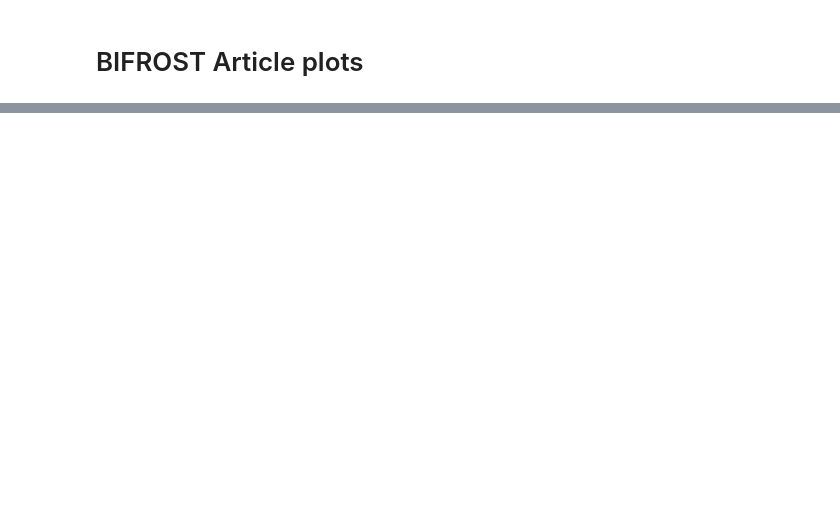
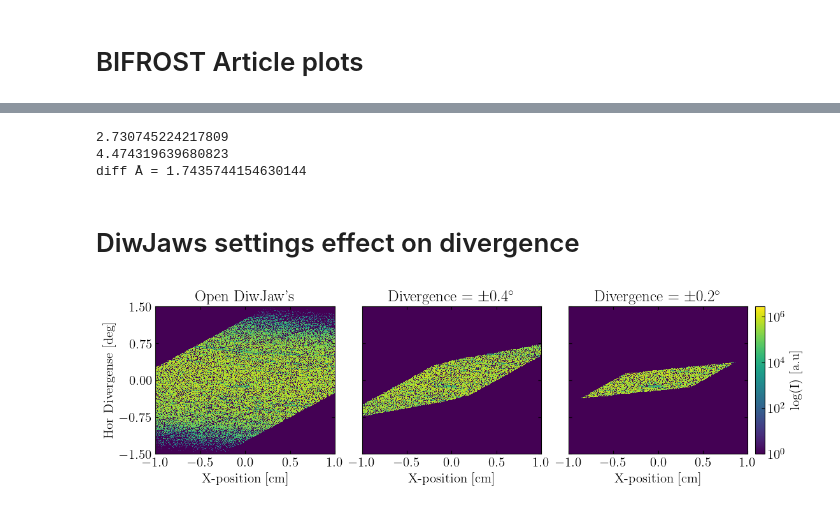
Before and after one commit to JEGKANIKMULTITASK/BIFROST, a Jupyter notebook: BIFROST_Design_Article/Energy_resolution/BIFROST_Article_plots.ipynb, the cells around one changed output, grey strips where cells are left out. Cells and saved outputs as stored; diff of their text form; code cells hidden in the pictures; blank space fills up the shorter version.

```diff
--- a/BIFROST_Design_Article/Energy_resolution/BIFROST_Article_plots.ipynb
+++ b/BIFROST_Design_Article/Energy_resolution/BIFROST_Article_plots.ipynb
@@ -35,0 +109,57 @@ print(np.max(I[I>2e6]))
+# %%
+def calc_wavelength(t):
+    return t*1e3/(252.78*162)
+
+print(calc_wavelength(tt_I_half_k))
+
+print(calc_wavelength(tt_I_half_h))
+
+print('diff Å =', calc_wavelength(tt_I_half_h) - calc_wavelength(tt_I_half_k))
+# %% [output]
+2.730745224217809
+4.474319639680823
+diff Å = 1.7435744154630144
+# %% [markdown]
+# DiwJaws settings effect on divergence
+# %%
+from matplotlib.colors import LogNorm
+
+data_open = np.loadtxt('diwJaw_test_Open_2/DivX_monitor.dat').reshape(3,300,300)
+data_0p4 = np.loadtxt('diwJaw_test_0p4deg_2/DivX_monitor.dat').reshape(3,300,300)
+data_0p2 = np.loadtxt('diwJaw_test_0p2deg_1/DivX_monitor.dat').reshape(3,300,300)
+
+data_open[data_open == 0] = 1e-10
+data_0p4[data_0p4 == 0] = 1e-10
+data_0p2[data_0p2 == 0] = 1e-10
+
+x_values = np.linspace(-1, 1, 301)
+y_values = np.linspace(-1.5, 1.5, 301)
+x_mesh, y_mesh = np.meshgrid(x_values, y_values)
+
+
+fig, ax = plt.subplots(1,3, figsize=(12,3), sharex=True, sharey=True)
+fig.subplots_adjust(hspace=0.3, wspace=0.15)
+pcm1 = ax[0].pcolormesh(x_mesh, y_mesh, data_open[0], cmap='viridis', norm=LogNorm(vmin=1, vmax=np.max(data_open[0])))
+pcm2 = ax[1].pcolormesh(x_mesh, y_mesh, data_0p4[0], cmap='viridis', norm=LogNorm(vmin=1, vmax=np.max(data_open[0])))
+pcm3 = ax[2].pcolormesh(x_mesh, y_mesh, data_0p2[0], cmap='viridis', norm=LogNorm(vmin=1, vmax=np.max(data_open[0])))
+
+cbar_ax = fig.add_axes([0.91, 0.11, 0.012, 0.77])
+cbar = plt.colorbar(pcm1, cax=cbar_ax,ax=ax, orientation='vertical') # norm=colors.LogNorm(vmin=np.min(data_open[0]), vmax=np.max(data_open[0]))
+cbar.set_label('log(I) [a.u]')
+
+ax[0].set_xlabel('X-position [cm]')
+ax[0].set_title('Open DiwJaw\'s')
+ax[0].set_ylabel('Hor Divergense [deg]')
+ax[0].set_yticks([-1.5, -0.75, 0, 0.75, 1.5])
+#ax[0].set_xticks([-0.75, -0.5,0, 0.5,0.75])
+
+ax[1].set_xlabel('X-position [cm]')
+ax[1].set_title('Divergence $= \pm 0.4 ^{\circ}$')
+
+ax[2].set_xlabel('X-position [cm]')
+ax[2].set_title('Divergence $= \pm 0.2 ^{\circ}$')
+#plt.tight_layout()
+
+plt.savefig('diw_jaws_divergence.png', format='png', bbox_inches='tight', dpi=500)
+# %% [output]
+[figure, added]
```
Also changed, not shown: parts of 6 cells of this notebook, 6 other files.
